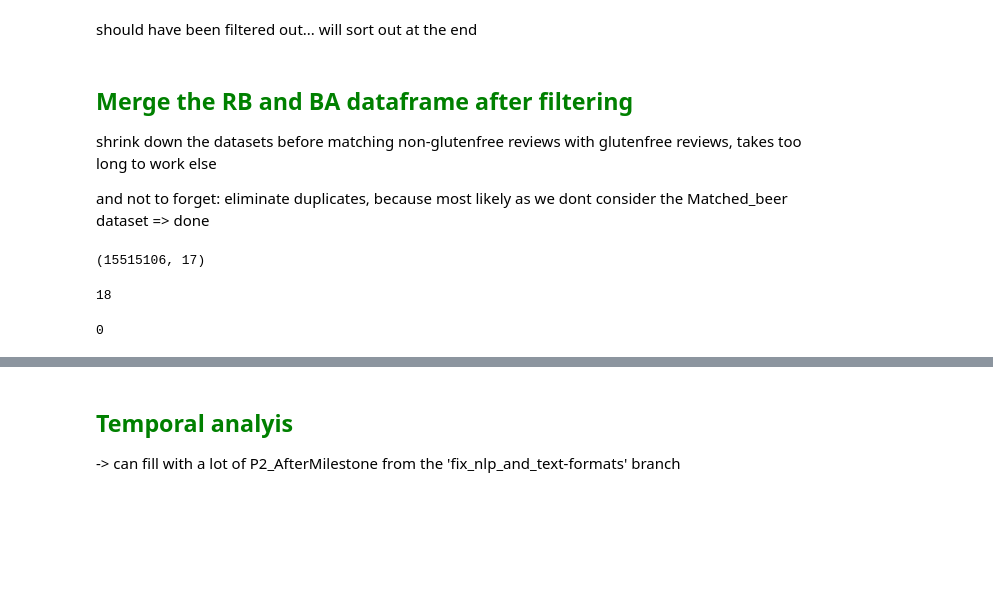
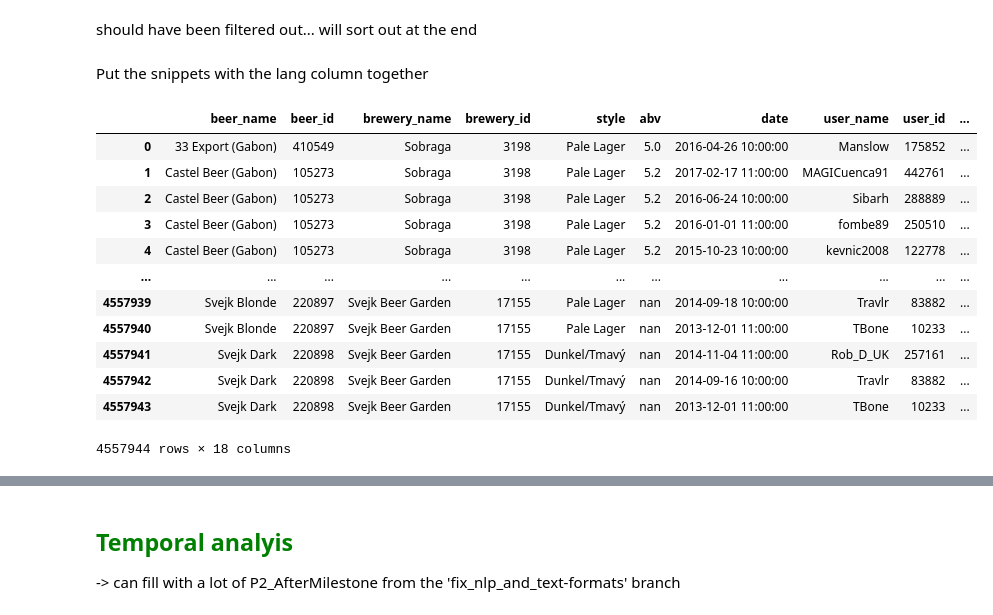
Before and after one commit to epfl-ada/ada-2023-project-adarescueteam, a Jupyter notebook: code/P3.ipynb, the cells around one changed output, grey strips where cells are left out. Saved outputs shown, nothing was run; the diff lists cells and outputs as text; code cells hidden in the pictures; blank space fills up the shorter version.

Commit message:
finish with nlp pipeline, save the pickles (on the drive)

```diff
--- a/code/P3.ipynb
+++ b/code/P3.ipynb
@@ -190,2 +197,5 @@ reviews_style.shape
+# %%
+with open(os.path.join(DATA_DIR, "reviews_style.pkl"), 'rb') as f:
+    reviews_style = pickle.load(f)
 # %% [markdown]
 Finally, we only want to focus on the reviews that are either english or french, thus we remove all languages that we are not interested in.
@@ -214,0 +221,5 @@ reviews_style_1, reviews_style_2, reviews_style_3, reviews_style_4, reviews_styl
+# %%
+with open(os.path.join(DATA_DIR, "split_reviews.pkl"), 'rb') as f:
+    split_reviews = pickle.load(f)
+
+reviews_style_1, reviews_style_2, reviews_style_3, reviews_style_4, reviews_style_5, reviews_style_6, reviews_style_7 = split_reviews #call parts either with split_reviews[0] or reviews_style_xy
@@ -307,11 +283,5 @@ See the caveats in the documentation: https://pandas.pydata.org/pandas-docs/stab
 should have been filtered out... will sort out at the end
 # %%
 # save as pickle
-with open(os.path.join(DATA_DIR, "reviews_style_1.pkl"), 'wb') as f:
-    pickle.dump(reviews_style_1, f)
+#with open(os.path.join(DATA_DIR, "reviews_style_2.pkl"), 'wb') as f:
+#    pickle.dump(reviews_style_2, f)
-# %% [markdown]
-## <span style="color: green;">Merge the RB and BA dataframe after filtering </span>
-
-shrink down the datasets before matching non-glutenfree reviews with glutenfree reviews, takes too long to work else
-
-and not to forget: eliminate duplicates, because most likely as we dont consider the Matched_beer dataset => done
@@ -321,12 +287,0 @@ RB_ratings['review']=True
-# %%
-frames = [BA_ratings, RB_ratings]
-RB_BA_ratings = pd.concat(frames)
-RB_BA_ratings.shape
-# takes 3s
-# %% [output]
-(15515106, 17)
-# %%
-RB_BA_ratings.duplicated().sum()
-# takes 35s
-# %% [output]
-18
@@ -336,5 +288,33 @@ RB_BA_ratings = RB_BA_ratings[~RB_BA_ratings.duplicated()]
-# %%
-RB_BA_ratings.duplicated().sum()
-# takes again 35s -> this is why we need to shrink down the data first
-# %% [output]
-0
+# %% [markdown]
+Put the snippets with the lang column together
+# %%
+# read all splits into a dataframes dictionary to concatenate in the next step
+
+dataframes = {}  # Dictionary to store DataFrames
+
+for i in range(1, 8):
+    filename = f"reviews_style_lang_{i}.pkl"
+    filepath = os.path.join(DATA_DIR, filename)
+
+    # Load data from the pickle file
+    with open(filepath, 'rb') as f:
+        data = pickle.load(f)
+        df = pd.DataFrame(data)  # Assuming the loaded data is in a suitable format for DataFrame creation
+        dataframes[f"reviews_style_lang_{i}"] = df
+# %%
+reviews_style_lang = pd.concat(dataframes.values(), ignore_index=True)
+reviews_style_lang
+# %% [output]
+|  | beer_name | beer_id | brewery_name | brewery_id | style | abv | date | user_name | user_id | ... |
+| 0 | 33 Export (Gabon) | 410549 | Sobraga | 3198 | Pale Lager | 5.0 | 2016-04-26 10:00:00 | Manslow | 175852 | ... |
+| 1 | Castel Beer (Gabon) | 105273 | Sobraga | 3198 | Pale Lager | 5.2 | 2017-02-17 11:00:00 | MAGICuenca91 | 442761 | ... |
+| 2 | Castel Beer (Gabon) | 105273 | Sobraga | 3198 | Pale Lager | 5.2 | 2016-06-24 10:00:00 | Sibarh | 288889 | ... |
+| 3 | Castel Beer (Gabon) | 105273 | Sobraga | 3198 | Pale Lager | 5.2 | 2016-01-01 11:00:00 | fombe89 | 250510 | ... |
+| 4 | Castel Beer (Gabon) | 105273 | Sobraga | 3198 | Pale Lager | 5.2 | 2015-10-23 10:00:00 | kevnic2008 | 122778 | ... |
+| ... | ... | ... | ... | ... | ... | ... | ... | ... | ... | ... |
+| 4557939 | Svejk Blonde | 220897 | Svejk Beer Garden | 17155 | Pale Lager | nan | 2014-09-18 10:00:00 | Travlr | 83882 | ... |
+| 4557940 | Svejk Blonde | 220897 | Svejk Beer Garden | 17155 | Pale Lager | nan | 2013-12-01 11:00:00 | TBone | 10233 | ... |
+| 4557941 | Svejk Dark | 220898 | Svejk Beer Garden | 17155 | Dunkel/Tmavý | nan | 2014-11-04 11:00:00 | Rob_D_UK | 257161 | ... |
+| 4557942 | Svejk Dark | 220898 | Svejk Beer Garden | 17155 | Dunkel/Tmavý | nan | 2014-09-16 10:00:00 | Travlr | 83882 | ... |
+| 4557943 | Svejk Dark | 220898 | Svejk Beer Garden | 17155 | Dunkel/Tmavý | nan | 2013-12-01 11:00:00 | TBone | 10233 | ... |
+4557944 rows × 18 columns
```
Also changed, not shown: parts of 32 cells of this notebook.
